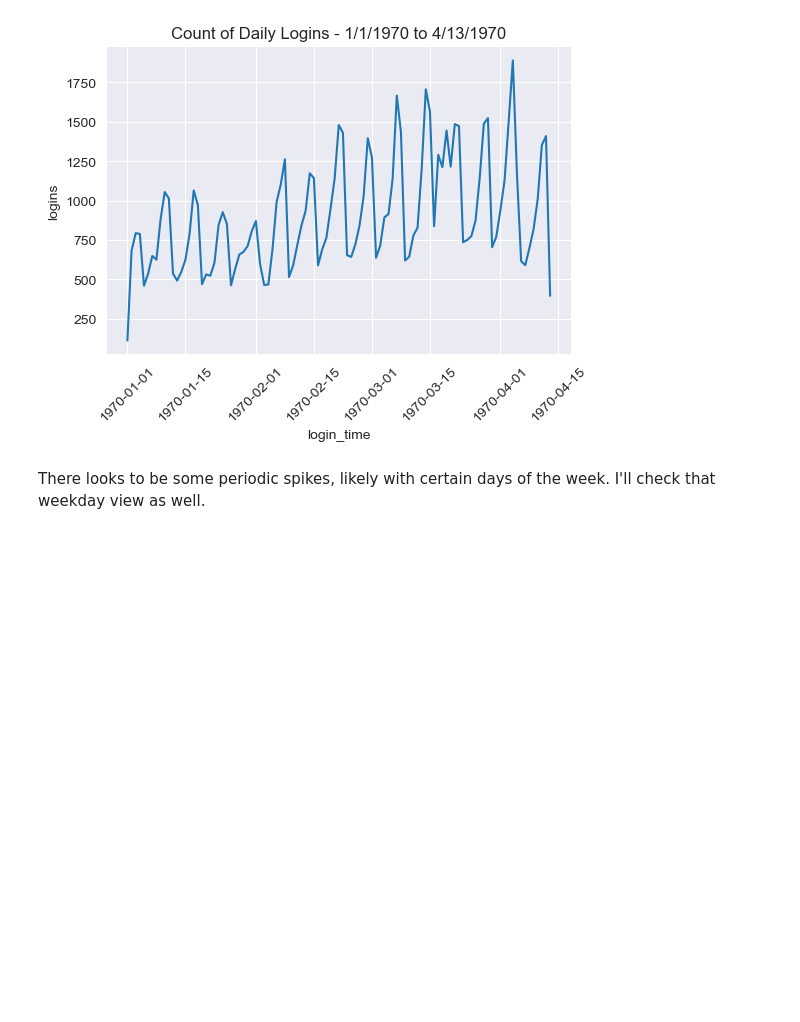
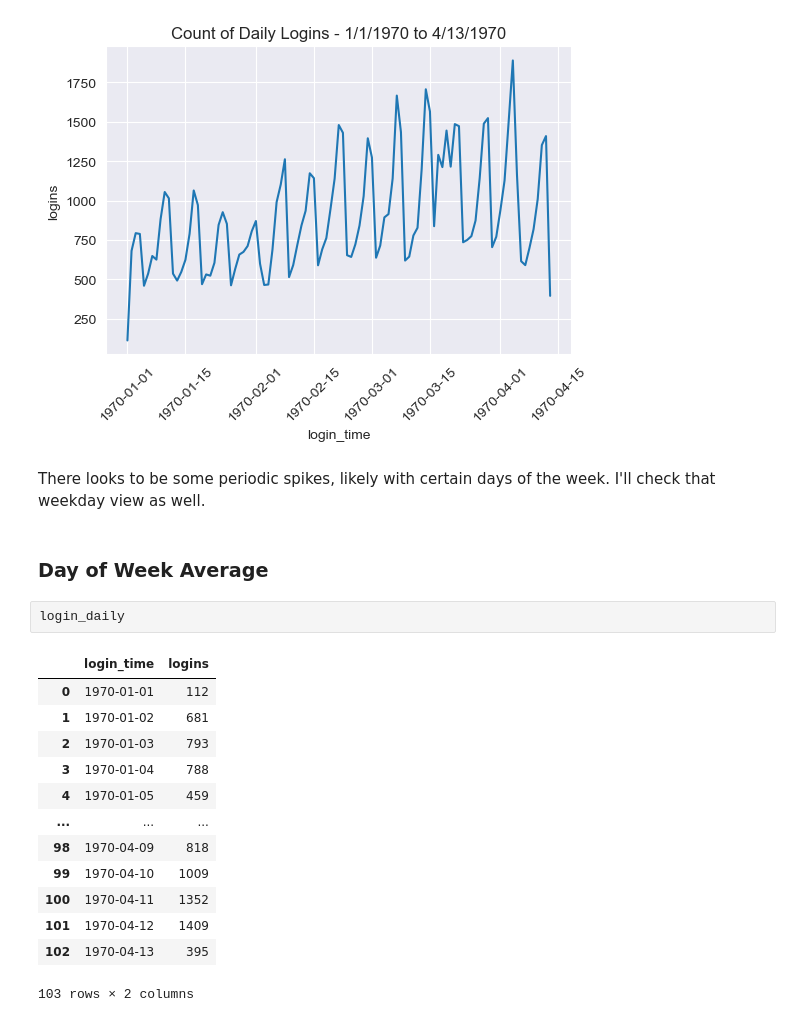
Before and after one commit to BrettlyCD/da_challenge, a Jupyter notebook: 1_eda.ipynb, the cells around one changed output. Cells and saved outputs as stored; diff of their text form; blank space fills up the shorter version.

```diff
--- a/1_eda.ipynb
+++ b/1_eda.ipynb
@@ -257,3 +257,21 @@ plt.show()
 [figure]
 # %% [markdown]
 There looks to be some periodic spikes, likely with certain days of the week. I'll check that weekday view as well.
+# %% [markdown]
+### Day of Week Average
+# %%
+login_daily
+# %% [output]
+|  | login_time | logins |
+| 0 | 1970-01-01 | 112 |
+| 1 | 1970-01-02 | 681 |
+| 2 | 1970-01-03 | 793 |
+| 3 | 1970-01-04 | 788 |
+| 4 | 1970-01-05 | 459 |
+| ... | ... | ... |
+| 98 | 1970-04-09 | 818 |
+| 99 | 1970-04-10 | 1009 |
+| 100 | 1970-04-11 | 1352 |
+| 101 | 1970-04-12 | 1409 |
+| 102 | 1970-04-13 | 395 |
+103 rows × 2 columns
```
Also changed, not shown: parts of 3 cells of this notebook.
